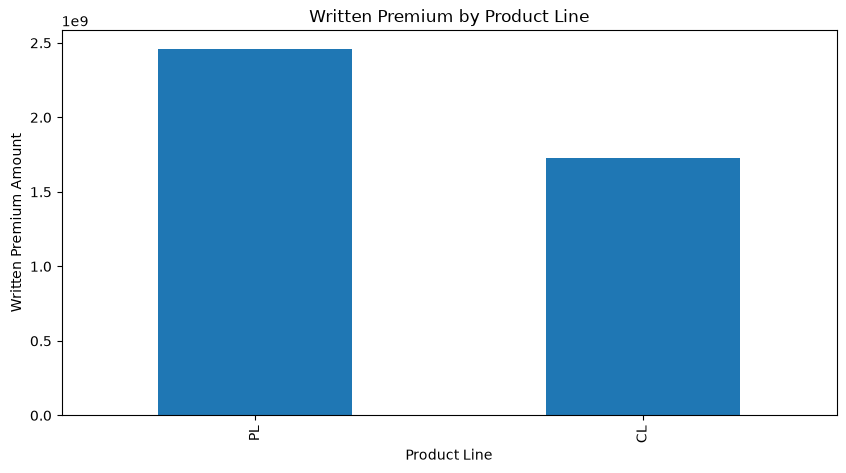
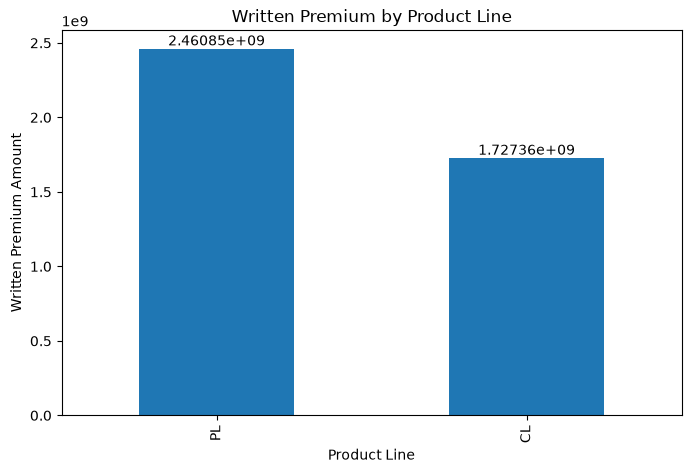
The notebook cell's code change between the first figure and the second:
--- before
+++ after
@@ -1,5 +1,8 @@
 plt.figure(figsize=(10,5))
 
-product_perf.plot(kind="bar")
+ax = product_perf.plot(kind="bar", figsize=(8,5))
+
+for container in ax.containers:
+    ax.bar_label(container)
 
 plt.title("Written Premium by Product Line")

Commit: Add files via upload